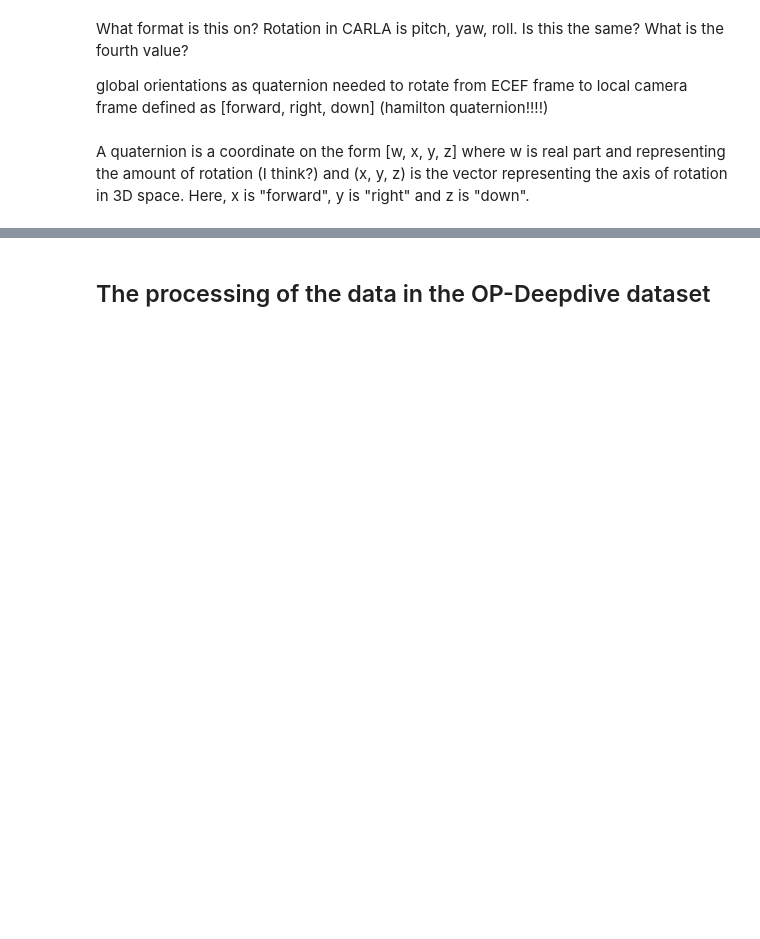
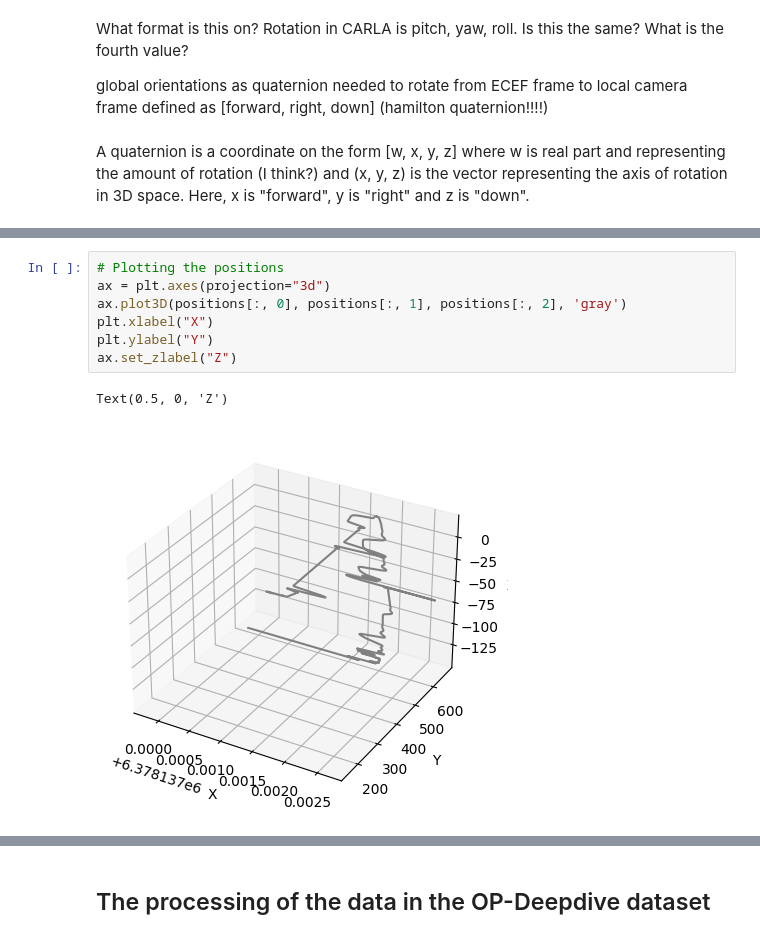
Before and after one commit to ulrik2204/carla_experiments, a Jupyter notebook: explore_carla_comma2k19.ipynb, the cells around one changed output, grey strips where cells are left out. Cells and saved outputs as stored; diff of their text form; blank space fills up the shorter version.

```diff
--- a/explore_carla_comma2k19.ipynb
+++ b/explore_carla_comma2k19.ipynb
@@ -78,0 +71,10 @@ array([[ 6.37813700e+06,  3.35428070e+02, -2.74421814e+02],
+# %%
+# Plotting the positions
+ax = plt.axes(projection="3d")
+ax.plot3D(positions[:, 0], positions[:, 1], positions[:, 2], 'gray')
+plt.xlabel("X")
+plt.ylabel("Y")
+ax.set_zlabel("Z")
+# %% [output]
+Text(0.5, 0, 'Z')
+[figure, added]
```
Also changed, not shown: parts of 12 cells of this notebook, 16 other files.
